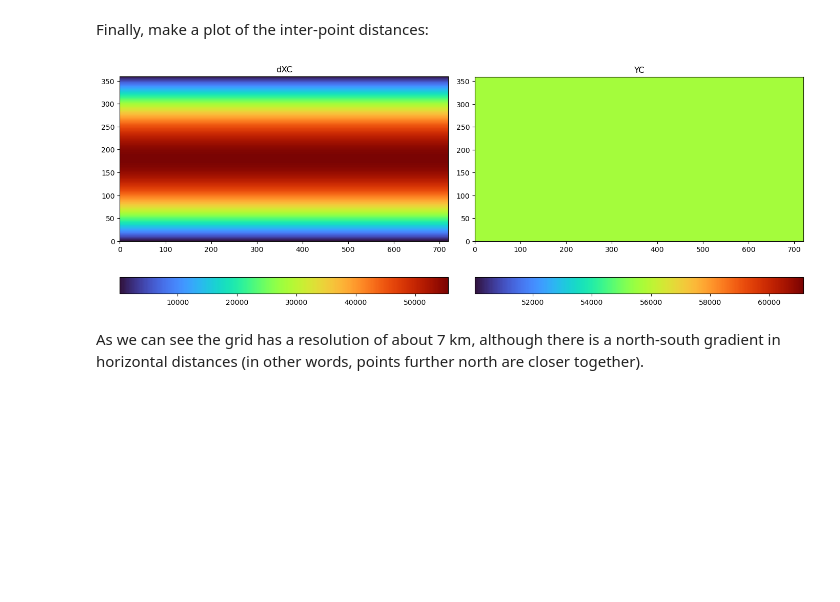
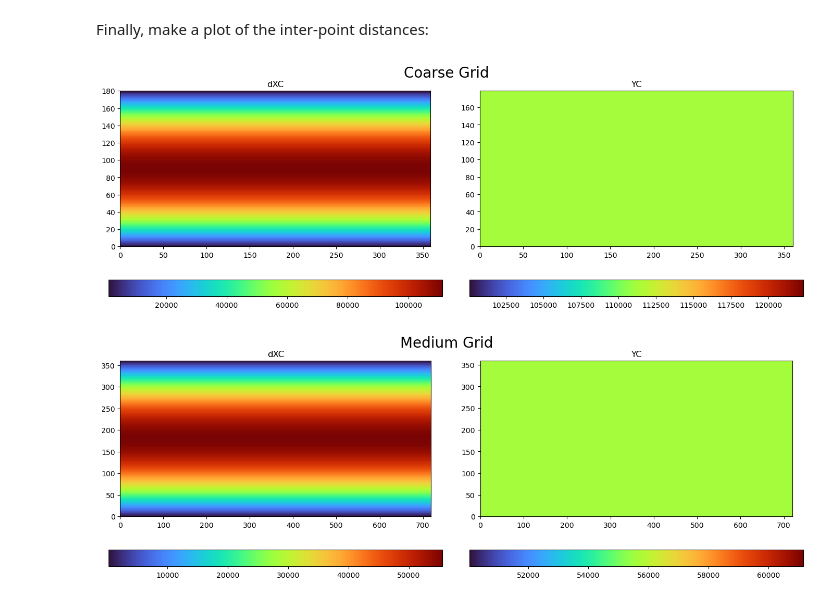
Before and after one commit to tparker1/cs185c_fall2024, a Jupyter notebook: Project/notebooks/9-1 Creating Model Grid.ipynb, the cells around one changed output. Saved outputs shown, nothing was run; the diff lists cells and outputs as text; code cells hidden in the pictures; blank space fills up the shorter version.

```diff
--- a/Project/notebooks/9-1 Creating Model Grid.ipynb
+++ b/Project/notebooks/9-1 Creating Model Grid.ipynb
@@ -71,0 +103,20 @@ plt.show()
+# %%
+# make a plot of XC and YC
+plt.figure(figsize=(20,7))
+
+
+plt.subplot(1,2,1)
+C = plt.pcolormesh(XC_med)
+plt.colorbar(C, orientation = 'horizontal')
+plt.title('XC (Longitude)')
+plt.gca().set_aspect('equal', adjustable='box')
+
+plt.subplot(1,2,2)
+C = plt.pcolormesh(YC_med)
+plt.colorbar(C, orientation = 'horizontal')
+plt.title('YC (Latitude)')
+plt.gca().set_aspect('equal', adjustable='box')
+
+plt.suptitle('Med Grid', fontsize=20)
+
+plt.show()
@@ -121,26 +195,32 @@ Approx Res: 55 km
 # %% [markdown]
 Finally, make a plot of the inter-point distances:
 # %%
-# make a plot of XC and YC
-plt.figure(figsize=(14,5))
+def plot_interpt_dist(dXC, dYC, type = 'coarse'):
+    plt.figure(figsize=(14,5))
 
-plt.subplot(1,2,1)
-C = plt.pcolormesh(dXC, cmap = 'turbo') #, vmin = dXC.min(), vmax = dXC.max())
-plt.colorbar(C, orientation = 'horizontal')
-plt.title('dXC')
-plt.gca().set_aspect('equal', adjustable='box')
+    plt.subplot(1,2,1)
+    C = plt.pcolormesh(dXC, cmap = 'turbo') #, vmin = dXC.min(), vmax = dXC.max())
+    plt.colorbar(C, orientation = 'horizontal')
+    plt.title('dXC')
+    plt.gca().set_aspect('equal', adjustable='box')
 
 
-plt.subplot(1,2,2)
-C = plt.pcolormesh(dYC.round(3), cmap = 'turbo')
-plt.colorbar(C, orientation = 'horizontal')
-plt.title('YC')
-plt.gca().set_aspect('equal', adjustable='box')
+    plt.subplot(1,2,2)
+    C = plt.pcolormesh(dYC.round(3), cmap = 'turbo')
+    plt.colorbar(C, orientation = 'horizontal')
+    plt.title('YC')
+    plt.gca().set_aspect('equal', adjustable='box')
 
+    if type == 'coarse':
+        plt.suptitle('Coarse Grid', fontsize=20)
+    elif type == 'med':
+        plt.suptitle('Medium Grid', fontsize=20)
 
-plt.tight_layout()
-plt.show()
+    plt.tight_layout()
+    plt.show()
+
+plot_interpt_dist(dXC_coarse, dYC_coarse, 'coarse')
+plot_interpt_dist(dXC_med, dYC_med, 'med')
 # %% [output]
-[figure, old version]
+[figure, new version]
+[figure, added]
-# %% [markdown]
-As we can see the grid has a resolution of about 7 km, although there is a north-south gradient in horizontal distances (in other words, points further north are closer together).
```
Also changed, not shown: parts of 8 cells of this notebook.
